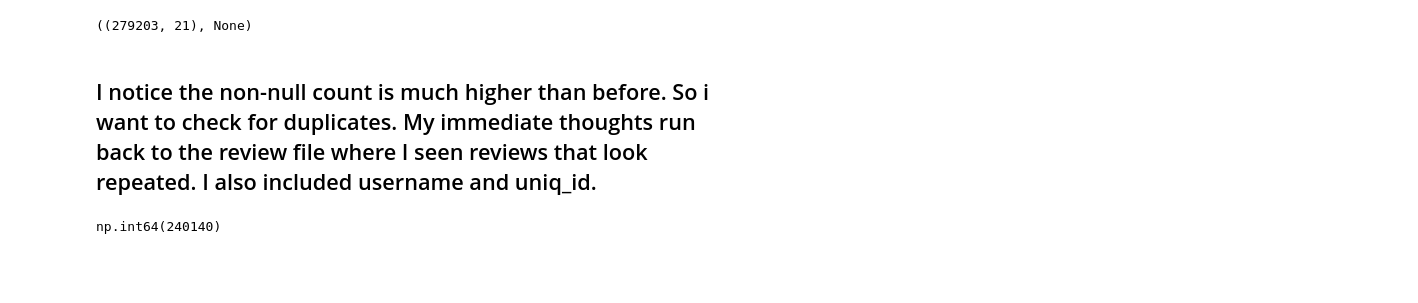
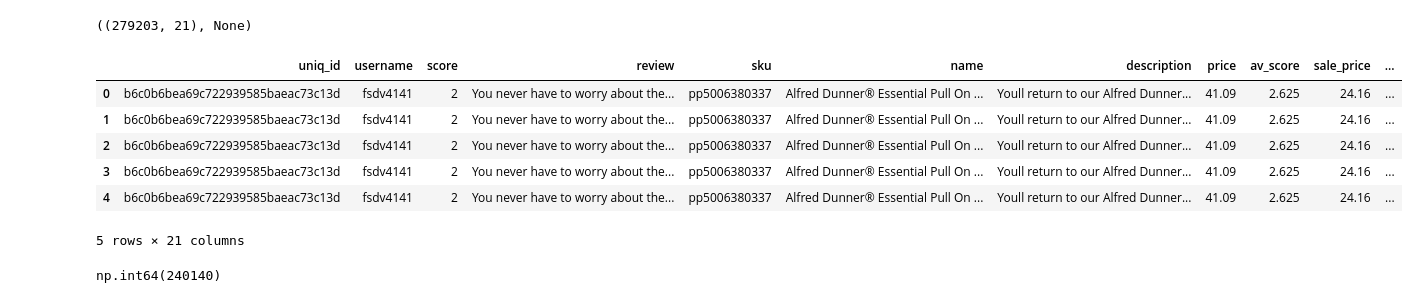
Before and after one commit to johnjtj92/BD2Project, a Jupyter notebook: 3034152_BD2.ipynb, the cells around one changed output. Cells and saved outputs as stored; diff of their text form; code cells hidden in the pictures; blank space fills up the shorter version.

```diff
--- a/3034152_BD2.ipynb
+++ b/3034152_BD2.ipynb
@@ -776,6 +832,14 @@ Data columns (total 21 columns):
 dtypes: datetime64[ns](1), float64(2), int64(2), object(16)
 memory usage: 44.7+ MB
 ((279203, 21), None)
-# %% [markdown]
-## I notice the non-null count is much higher than before. So i want to check for duplicates. My immediate thoughts run back to the review file where I seen reviews that look repeated. I also included username and uniq_id.
+# %%
+final_merged.head()
+# %% [output]
+|  | uniq_id | username | score | review | sku | name | description | price | av_score | sale_price | ... |
+| 0 | b6c0b6bea69c722939585baeac73c13d | fsdv4141 | 2 | You never have to worry about the... | pp5006380337 | Alfred Dunner® Essential Pull On ... | Youll return to our Alfred Dunner... | 41.09 | 2.625 | 24.16 | ... |
+| 1 | b6c0b6bea69c722939585baeac73c13d | fsdv4141 | 2 | You never have to worry about the... | pp5006380337 | Alfred Dunner® Essential Pull On ... | Youll return to our Alfred Dunner... | 41.09 | 2.625 | 24.16 | ... |
+| 2 | b6c0b6bea69c722939585baeac73c13d | fsdv4141 | 2 | You never have to worry about the... | pp5006380337 | Alfred Dunner® Essential Pull On ... | Youll return to our Alfred Dunner... | 41.09 | 2.625 | 24.16 | ... |
+| 3 | b6c0b6bea69c722939585baeac73c13d | fsdv4141 | 2 | You never have to worry about the... | pp5006380337 | Alfred Dunner® Essential Pull On ... | Youll return to our Alfred Dunner... | 41.09 | 2.625 | 24.16 | ... |
+| 4 | b6c0b6bea69c722939585baeac73c13d | fsdv4141 | 2 | You never have to worry about the... | pp5006380337 | Alfred Dunner® Essential Pull On ... | Youll return to our Alfred Dunner... | 41.09 | 2.625 | 24.16 | ... |
+5 rows × 21 columns
 # %%
```
Also changed, not shown: parts of 41 cells of this notebook.
